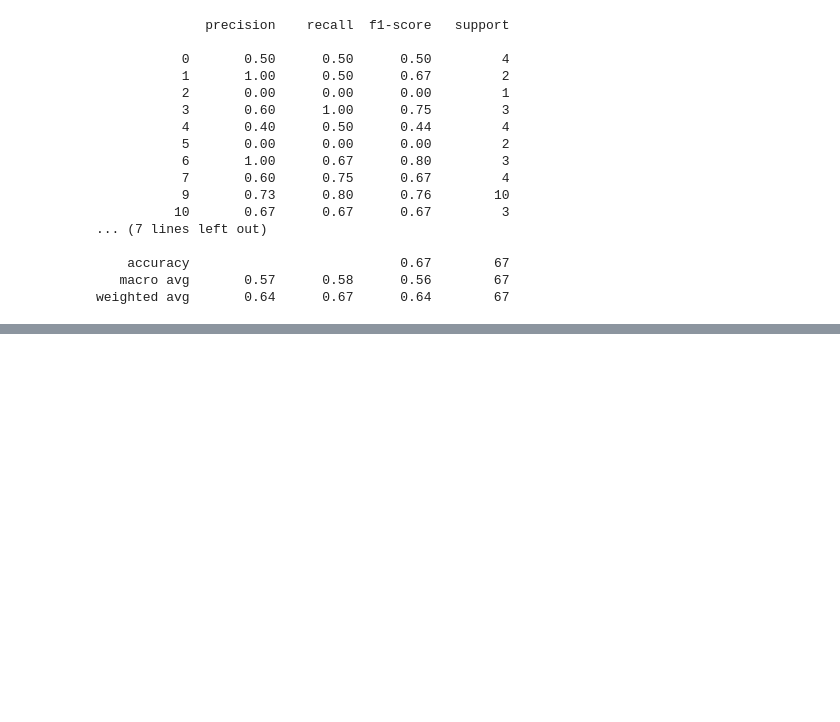
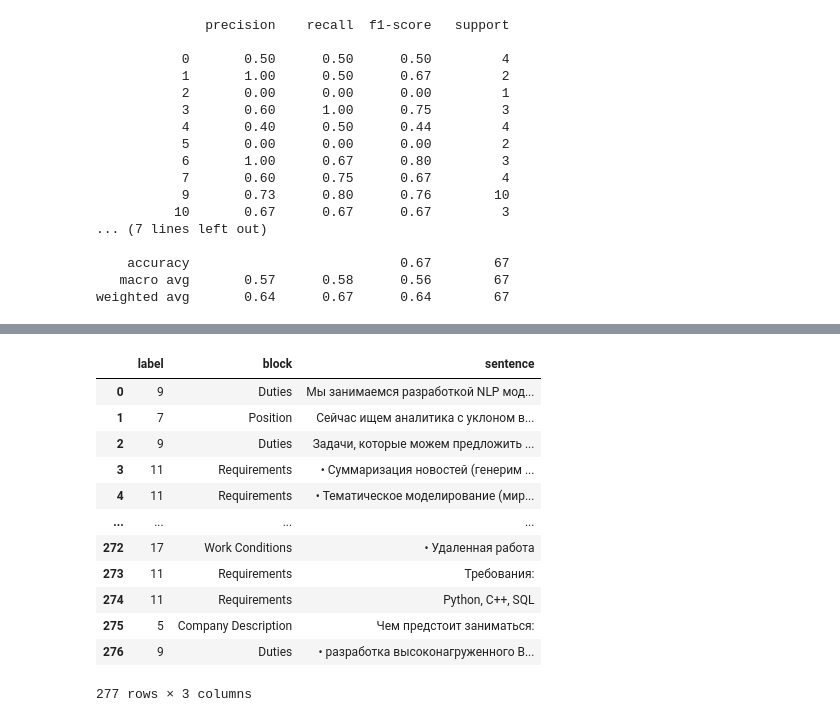
Before and after one commit to yarvod/pj-nlp, a Jupyter notebook: pj-nlp.ipynb, the cells around one changed output, grey strips where cells are left out. Drawn from its saved outputs; the diff is of its cells as text; code cells hidden in the pictures; blank space fills up the shorter version.

Commit message:
real prediction,it realy works!

```diff
--- a/pj-nlp.ipynb
+++ b/pj-nlp.ipynb
@@ -271,0 +295,3 @@ weighted avg       0.64      0.67      0.64        67
+# %%
+dfTest = pd.read_csv('data/clear_labeled.csv').iloc[223:500]
+dfTest
@@ -271,0 +312,5 @@ weighted avg       0.64      0.67      0.64        67
+# %%
+testText = np.array(dfTest.sentence.values)
+# %%
+%%time
+cleantext = list(map(cleanText, testText))
@@ -271,0 +320,21 @@ weighted avg       0.64      0.67      0.64        67
+# %%
+pr_labels = clf_pipeline.predict(cleantext)
+# %%
+blocks = [MessageBlocks.MAP[pr_label] for pr_label in pr_labels]
+dfPredicted = pd.DataFrame({'label': pr_labels, 'block': blocks, 'sentence': testText})
+dfPredicted.to_csv('data/predicted.csv', index=False)
+dfPredicted
+# %% [output]
+|  | label | block | sentence |
+| 0 | 9 | Duties | Мы занимаемся разработкой NLP мод... |
+| 1 | 7 | Position | Сейчас ищем аналитика с уклоном в... |
+| 2 | 9 | Duties | Задачи, которые можем предложить ... |
+| 3 | 11 | Requirements | • Суммаризация новостей (генерим ... |
+| 4 | 11 | Requirements | • Тематическое моделирование (мир... |
+| ... | ... | ... | ... |
+| 272 | 17 | Work Conditions | • Удаленная работа |
+| 273 | 11 | Requirements | Требования: |
+| 274 | 11 | Requirements | Python, C++, SQL |
+| 275 | 5 | Company Description | Чем предстоит заниматься: |
+| 276 | 9 | Duties | • разработка высоконагруженного B... |
+277 rows × 3 columns
```
Also changed, not shown: parts of 4 cells of this notebook, 1 other file.
